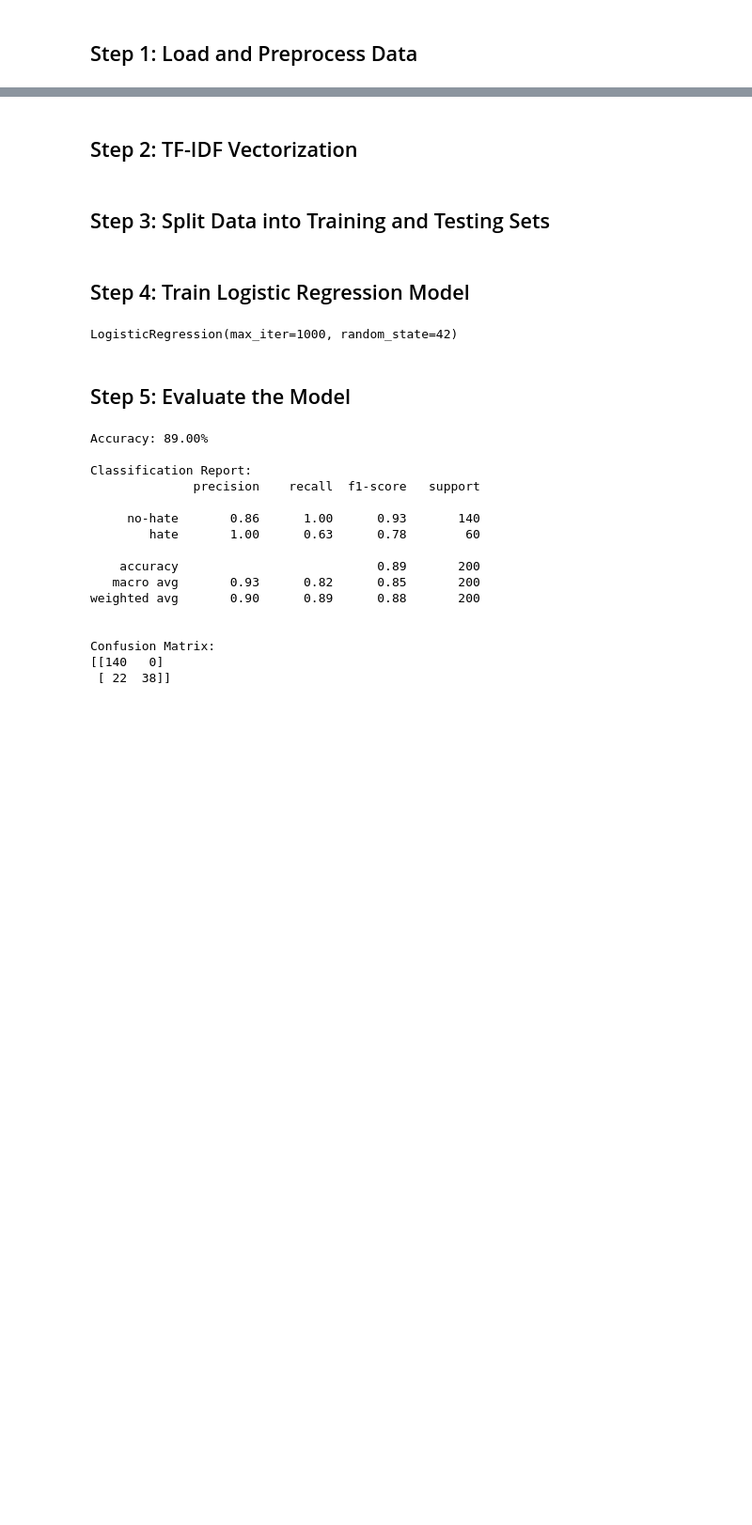
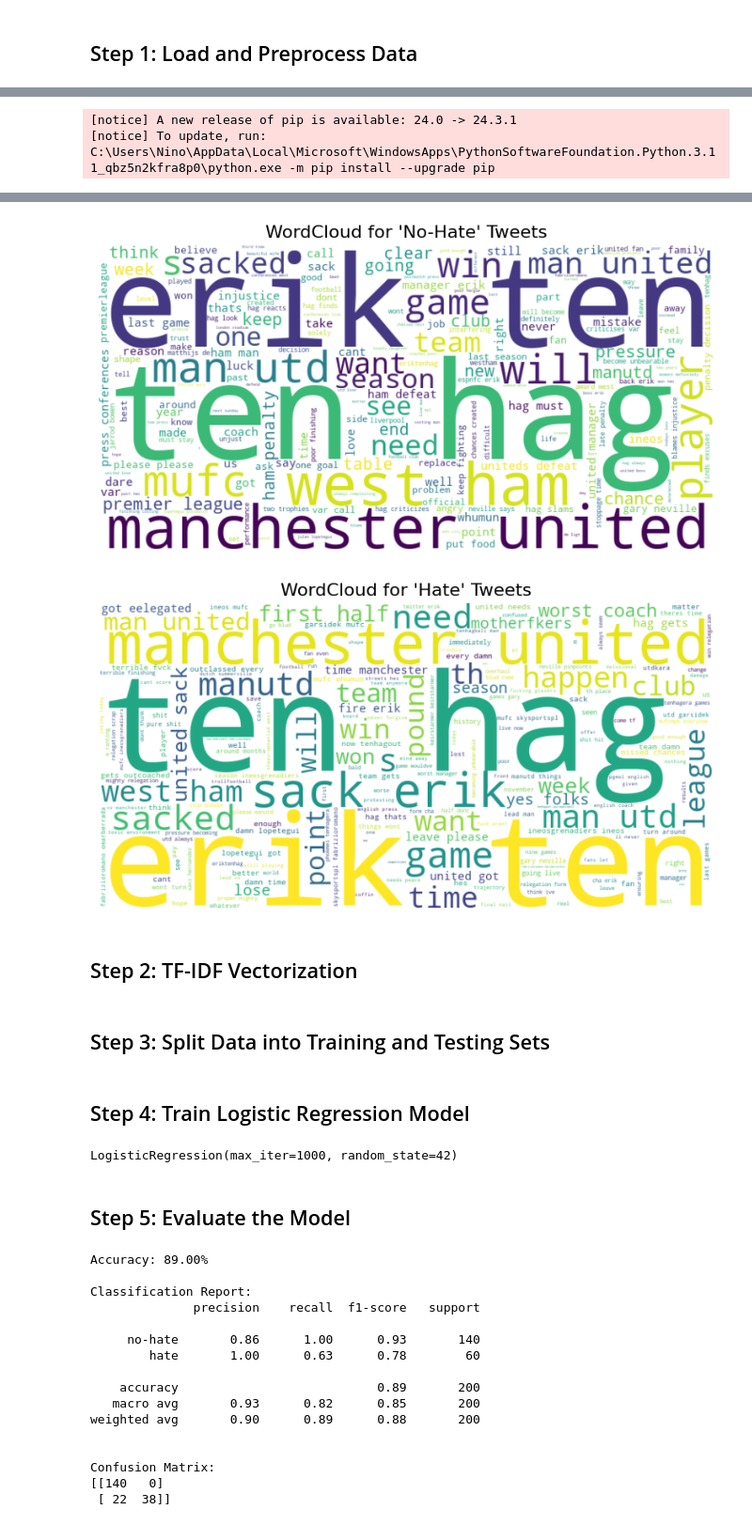
Before and after one commit to dimasdaffa/hateDetection-ETH, a Jupyter notebook: LogisticRegHateDetection.ipynb, the cells around one changed output, grey strips where cells are left out. Shown at 94% size. Cells and saved outputs as stored; diff of their text form; code cells hidden in the pictures; blank space fills up the shorter version.

```diff
--- a/LogisticRegHateDetection.ipynb
+++ b/LogisticRegHateDetection.ipynb
@@ -63,0 +63,30 @@ plt.show()
+# %%
+%pip install wordcloud
+
+from wordcloud import WordCloud
+import matplotlib.pyplot as plt
+
+# WordCloud for "no-hate"
+no_hate_text = ' '.join(data[data['label'] == 0]['cleaned_text'])
+wordcloud_no_hate = WordCloud(width=800, height=400, background_color='white').generate(no_hate_text)
+
+# WordCloud for "hate"
+hate_text = ' '.join(data[data['label'] == 1]['cleaned_text'])
+wordcloud_hate = WordCloud(width=800, height=400, background_color='white').generate(hate_text)
+
+# Plot WordCloud for "no-hate"
+plt.figure(figsize=(10, 5))
+plt.title("WordCloud for 'No-Hate' Tweets", fontsize=16)
+plt.imshow(wordcloud_no_hate, interpolation='bilinear')
+plt.axis('off')
+plt.show()
+
+# Plot WordCloud for "hate"
+plt.figure(figsize=(10, 5))
+plt.title("WordCloud for 'Hate' Tweets", fontsize=16)
+plt.imshow(wordcloud_hate, interpolation='bilinear')
+plt.axis('off')
+plt.show()
+# %% [output]
+[notice] A new release of pip is available: 24.0 -> 24.3.1
+[notice] To update, run: C:\Users\Nino\AppData\Local\Microsoft\WindowsApps\PythonSoftwareFoundation.Python.3.11_qbz5n2kfra8p0\python.exe -m pip install --upgrade pip
@@ -64,3 +113,5 @@ plt.show()
+[figure, added]
+[figure, added]
 # %% [markdown]
 ## Step 2: TF-IDF Vectorization
 # %%
```
Also changed, not shown: parts of 9 cells of this notebook, 2 other files.
